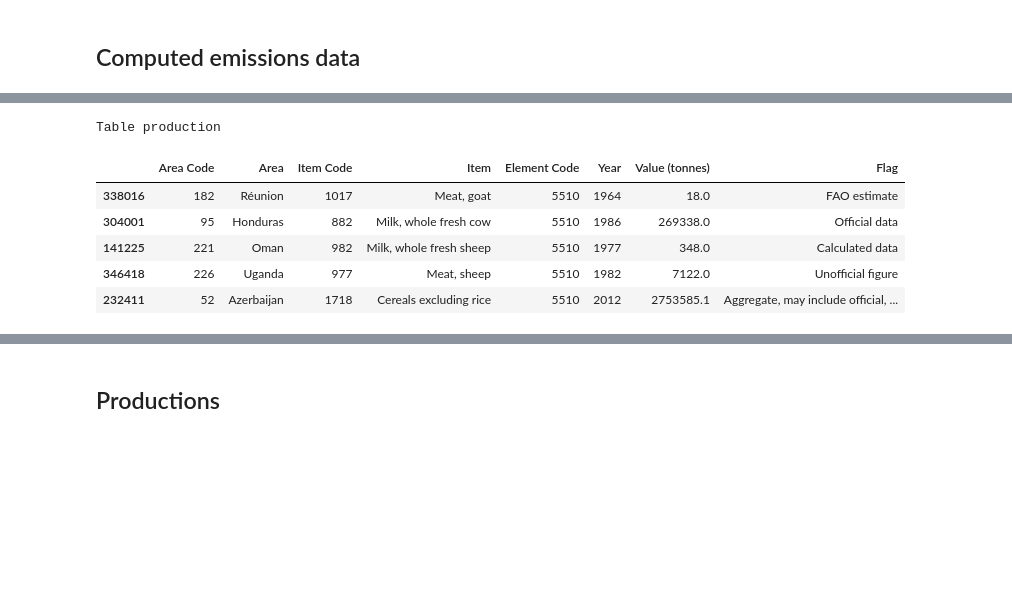
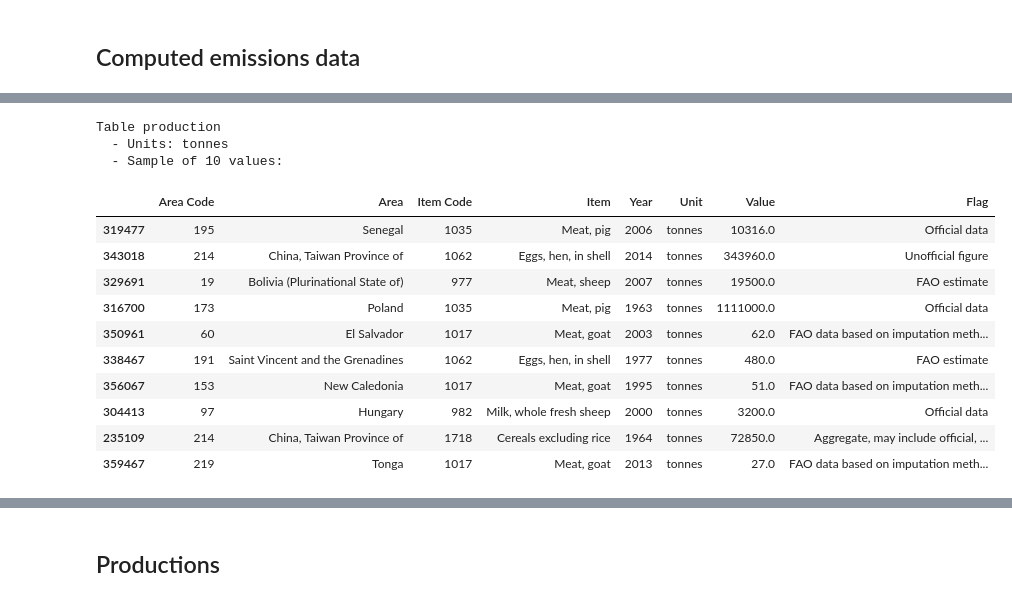
Before and after one commit to OthmanSefraoui/Data_story, a Jupyter notebook: milestone_2.ipynb, the cells around one changed output, grey strips where cells are left out. Cells and saved outputs as stored; diff of their text form; code cells hidden in the pictures; blank space fills up the shorter version.

Commit message:
fixed some pb w/ to_snakecase, added production table

```diff
--- a/milestone_2.ipynb
+++ b/milestone_2.ipynb
@@ -22,24 +40,32 @@ df_flags = pd.read_csv(
+# %%
+df_area_groups = pd.read_csv(
+    DATA / "definitions_and_standards/country_group.csv"
+)
 # %% [markdown]
 # Load datas
 # %% [markdown]
 ## Helper Functions
 # %%
 # Helper function
+from src.utils import *
 
 #snake case conversion
-_first_cap_re = re.compile("(.)([A-Z][a-z]+)")
+_first_cap_re = re.compile("(\w)([A-Z][a-z]+)")
 _all_cap_re = re.compile("([a-z0-9])([A-Z])")
+_space_between = re.compile("(\W*) ([a-z]*)")
 
 
 def to_snakecase(name):
     s1 = _first_cap_re.sub(r"\1_\2", name)
-    return _all_cap_re.sub(r"\1_\2", s1).lower().replace(" ", "_")
+    s2 = _all_cap_re.sub(r"\1_\2", s1).lower()
+    s3 = _space_between.sub(r"\1_\2", s2)
+    return s3.replace(" ", "").replace("__", "_")
 
 def join_flags(df, filepath, df_flags):
     df["Flag"] = pd.read_csv(filepath, encoding="latin1", usecols=["Flag"], keep_default_na=False)
     return df.merge(df_flags, on="Flag").drop(columns="Flag").rename(columns={"Flags": "Flag"})
 
-def split_on(df, column, rename={}, only_named=False):
+def split_on(df, column, rename={}, only_named=False, drop=[]):
     """
     Splits a dataframe in multiple dataframe based on the value of a columne
 
@@ -48,12 +74,15 @@ def split_on(df, column, rename={}, only_named=False):
         column: name of the column to split on
         rename (optional): mapping or callable that rename values to name in the final dictionary
         only_named (False): keep only dataframe with a value in column that is renamed
+        drop: drop columns in resulting dataframes (useful for redundant columns)
 
     Returns:
         A dictionnary mapping unique values in df[column] to the dataframe with that value.
         Value (i.e. dict keys) can be renamed by the rename argument. A callable can return None to not rename it.
     """
     result = DotMap(_dynamic=False)
+    if not isinstance(drop, Iterable) or isinstance(drop, str):
+        drop = [drop]
     for value in df[column].unique():
         if callable(rename):
             name = rename(value)
@@ -63,7 +92,7 @@ def split_on(df, column, rename={}, only_named=False):
             name = None
         if name is None and only_named:
             continue
-        result[name or value] = df[ df[column] == value].drop(columns=column)
+        result[name or value] = df[ df[column] == value].drop(columns=drop + [column])
     return result
 # %% [markdown]
 ## Animal emissions data
@@ -83,38 +112,26 @@ df_env_emission_intensity = join_flags(
     df_flags
 )
 
+#Remove aggreagated data
+df_env_emission_intensity = remove_country_group(df_env_emission_intensity, df_area_groups)
+
 # Split on the Element column
 dfs_env_em_intensity = split_on(
     df_env_emission_intensity, "Element",
+    drop="Element Code",
     rename=to_snakecase
 )
-
-# Make all values the same unit and put unit in column title
-# Emissions, intensity - everything is in kg CO2eq / kg product
-dfs_env_em_intensity['emissions_intensity'] = (
-    dfs_env_em_intensity['emissions_intensity']
-    .rename(columns={"Value": "Value (kg CO2eq/kg product)"})
-    .drop(columns="Unit")
-)
-# emissions_(co2eq)
-dfs_env_em_intensity['emissions_(co2eq)'] = (
-    dfs_env_em_intensity['emissions_(co2eq)']
-    .rename(columns={"Value": "Value (gigagrams)"})
-    .drop(columns='Unit')
-)
-# production
-dfs_env_em_intensity['production'] = (
-    dfs_env_em_intensity['production']
-    .rename(columns={"Value": "Value (tonnes)"})
-    .drop(columns='Unit')
-)
+del df_env_emission_intensity
 
 for table_name, df in dfs_env_em_intensity.items():
     print(f"\n\nTable {table_name}")
-    display(df.sample(5))
+    print(f"  - Units: {', '.join(df['Unit'].unique())}")
     if table_name == "emissions_intensity":
-        print(f"Available products:")
-        for product in df['Item'].unique():
-            print(f"\n - {product}")
+        print("  - Available products:", end="\n      ")
+        for k, prod in enumerate(df['Item'].unique()):
+            print("%-23s" % prod, end="\n      " if k % 3 == 2 else "\t\t")
+        print()
+    print("  - Sample of 10 values:")
+    display(df.sample(10))
 # %% [output]
 Table emissions_intensity
@@ -150,7 +171,14 @@ Table emissions_(co2eq)
 Table production
+  - Units: tonnes
+  - Sample of 10 values:
-|  | Area Code | Area | Item Code | Item | Element Code | Year | Value (tonnes) | Flag |
-| 338016 | 182 | Réunion | 1017 | Meat, goat | 5510 | 1964 | 18.0 | FAO estimate |
-| 304001 | 95 | Honduras | 882 | Milk, whole fresh cow | 5510 | 1986 | 269338.0 | Official data |
-| 141225 | 221 | Oman | 982 | Milk, whole fresh sheep | 5510 | 1977 | 348.0 | Calculated data |
-| 346418 | 226 | Uganda | 977 | Meat, sheep | 5510 | 1982 | 7122.0 | Unofficial figure |
-| 232411 | 52 | Azerbaijan | 1718 | Cereals excluding rice | 5510 | 2012 | 2753585.1 | Aggregate, may include official, ... |
+|  | Area Code | Area | Item Code | Item | Year | Unit | Value | Flag |
+| 319477 | 195 | Senegal | 1035 | Meat, pig | 2006 | tonnes | 10316.0 | Official data |
+| 343018 | 214 | China, Taiwan Province of | 1062 | Eggs, hen, in shell | 2014 | tonnes | 343960.0 | Unofficial figure |
+| 329691 | 19 | Bolivia (Plurinational State of) | 977 | Meat, sheep | 2007 | tonnes | 19500.0 | FAO estimate |
+| 316700 | 173 | Poland | 1035 | Meat, pig | 1963 | tonnes | 1111000.0 | Official data |
+| 350961 | 60 | El Salvador | 1017 | Meat, goat | 2003 | tonnes | 62.0 | FAO data based on imputation meth... |
+| 338467 | 191 | Saint Vincent and the Grenadines | 1062 | Eggs, hen, in shell | 1977 | tonnes | 480.0 | FAO estimate |
+| 356067 | 153 | New Caledonia | 1017 | Meat, goat | 1995 | tonnes | 51.0 | FAO data based on imputation meth... |
+| 304413 | 97 | Hungary | 982 | Milk, whole fresh sheep | 2000 | tonnes | 3200.0 | Official data |
+| 235109 | 214 | China, Taiwan Province of | 1718 | Cereals excluding rice | 1964 | tonnes | 72850.0 | Aggregate, may include official, ... |
+| 359467 | 219 | Tonga | 1017 | Meat, goat | 2013 | tonnes | 27.0 | FAO data based on imputation meth... |
```
Also changed, not shown: parts of 13 cells of this notebook.
